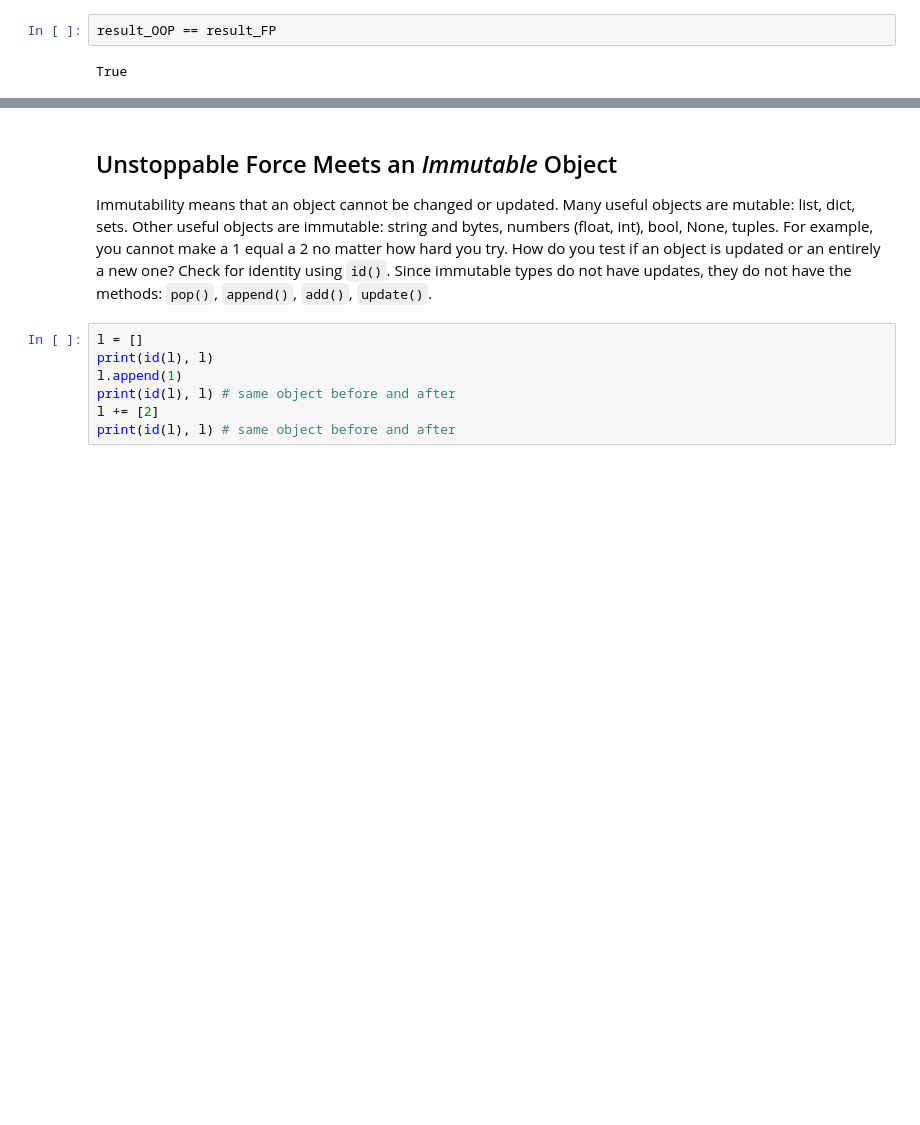
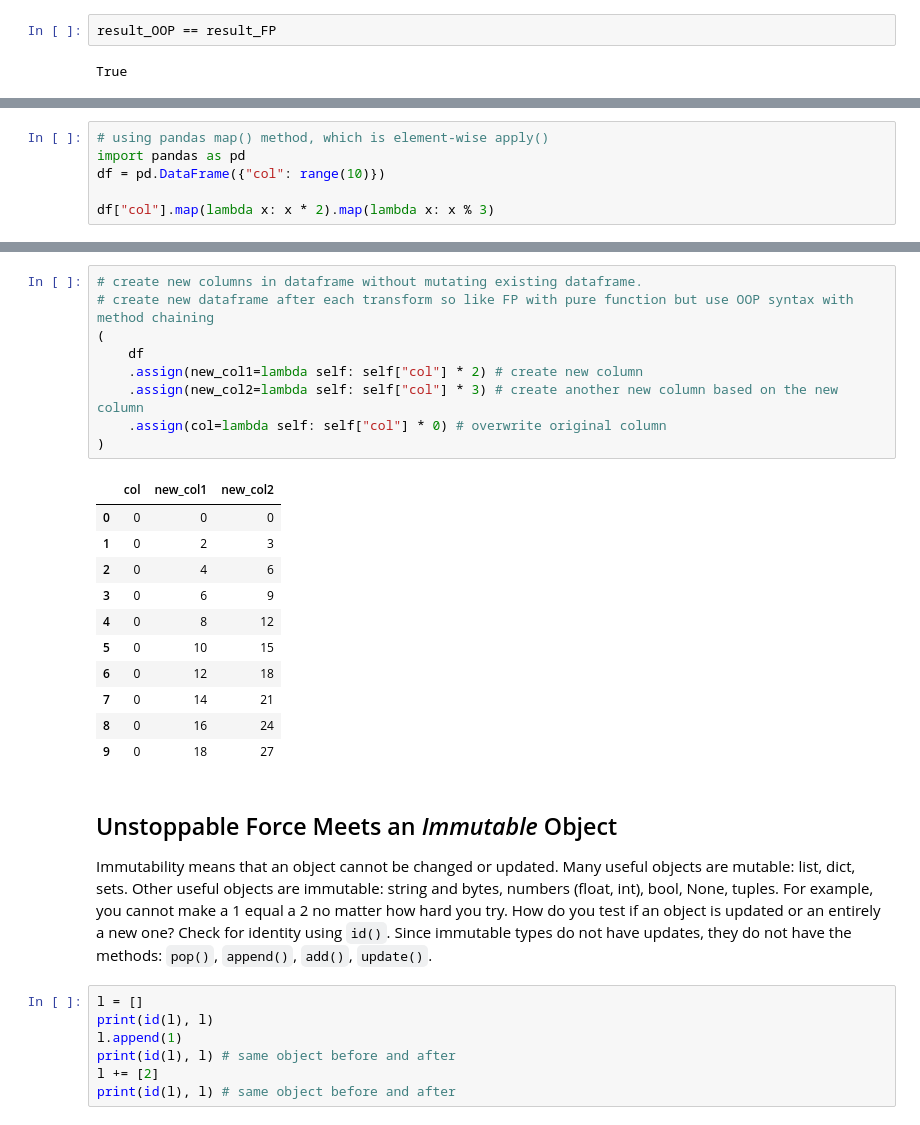
Before and after one commit to eugeneh101/Advanced-Python, a Jupyter notebook: 4_Functional_Python.ipynb, the cells around one changed output, grey strips where cells are left out. Drawn from its saved outputs; the diff is of its cells as text; blank space fills up the shorter version.

```diff
--- a/4_Functional_Python.ipynb
+++ b/4_Functional_Python.ipynb
@@ -151,0 +163,6 @@ infinite generator
+# %%
+# using pandas map() method, which is element-wise apply()
+import pandas as pd
+df = pd.DataFrame({"col": range(10)})
+
+df["col"].map(lambda x: x * 2).map(lambda x: x % 3)
@@ -152,3 +201,24 @@ infinite generator
+# %%
+# create new columns in dataframe without mutating existing dataframe.
+# create new dataframe after each transform so like FP with pure function but use OOP syntax with method chaining
+(
+    df
+    .assign(new_col1=lambda self: self["col"] * 2) # create new column
+    .assign(new_col2=lambda self: self["col"] * 3) # create another new column based on the new column
+    .assign(col=lambda self: self["col"] * 0) # overwrite original column
+)
+# %% [output]
+|  | col | new_col1 | new_col2 |
+| 0 | 0 | 0 | 0 |
+| 1 | 0 | 2 | 3 |
+| 2 | 0 | 4 | 6 |
+| 3 | 0 | 6 | 9 |
+| 4 | 0 | 8 | 12 |
+| 5 | 0 | 10 | 15 |
+| 6 | 0 | 12 | 18 |
+| 7 | 0 | 14 | 21 |
+| 8 | 0 | 16 | 24 |
+| 9 | 0 | 18 | 27 |
 # %% [markdown]
 ## Unstoppable Force Meets an <i>Immutable</i> Object
 Immutability means that an object cannot be changed or updated. Many useful objects are mutable: list, dict, sets. Other useful objects are immutable: string and bytes, numbers (float, int), bool, None, tuples. For example, you cannot make a 1 equal a 2 no matter how hard you try. How do you test if an object is updated or an entirely a new one? Check for identity using `id()`. Since immutable types do not have updates, they do not have the methods: `pop()`, `append()`, `add()`, `update()`.
```
Also changed, not shown: parts of 17 cells of this notebook, 2 other files.
